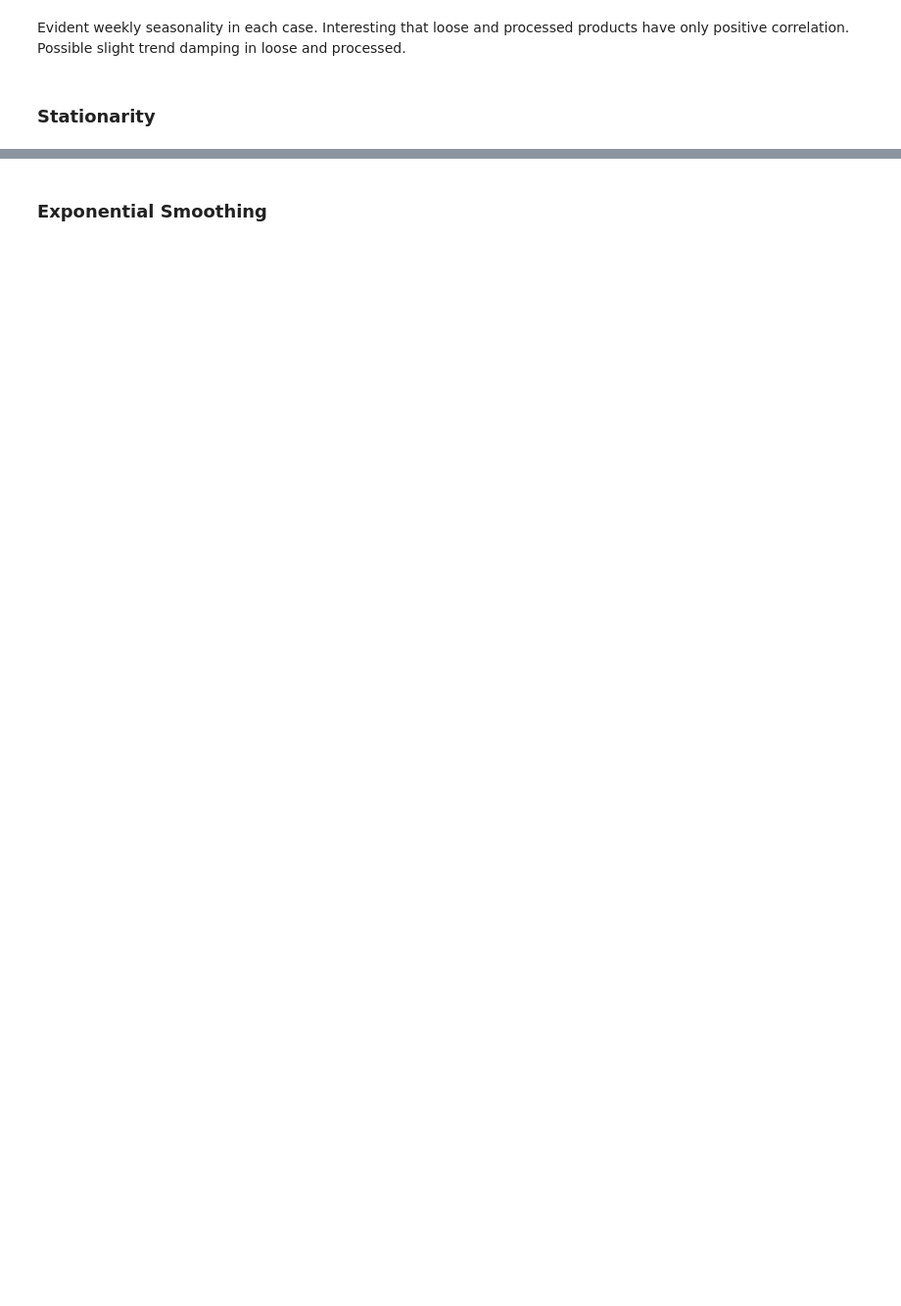
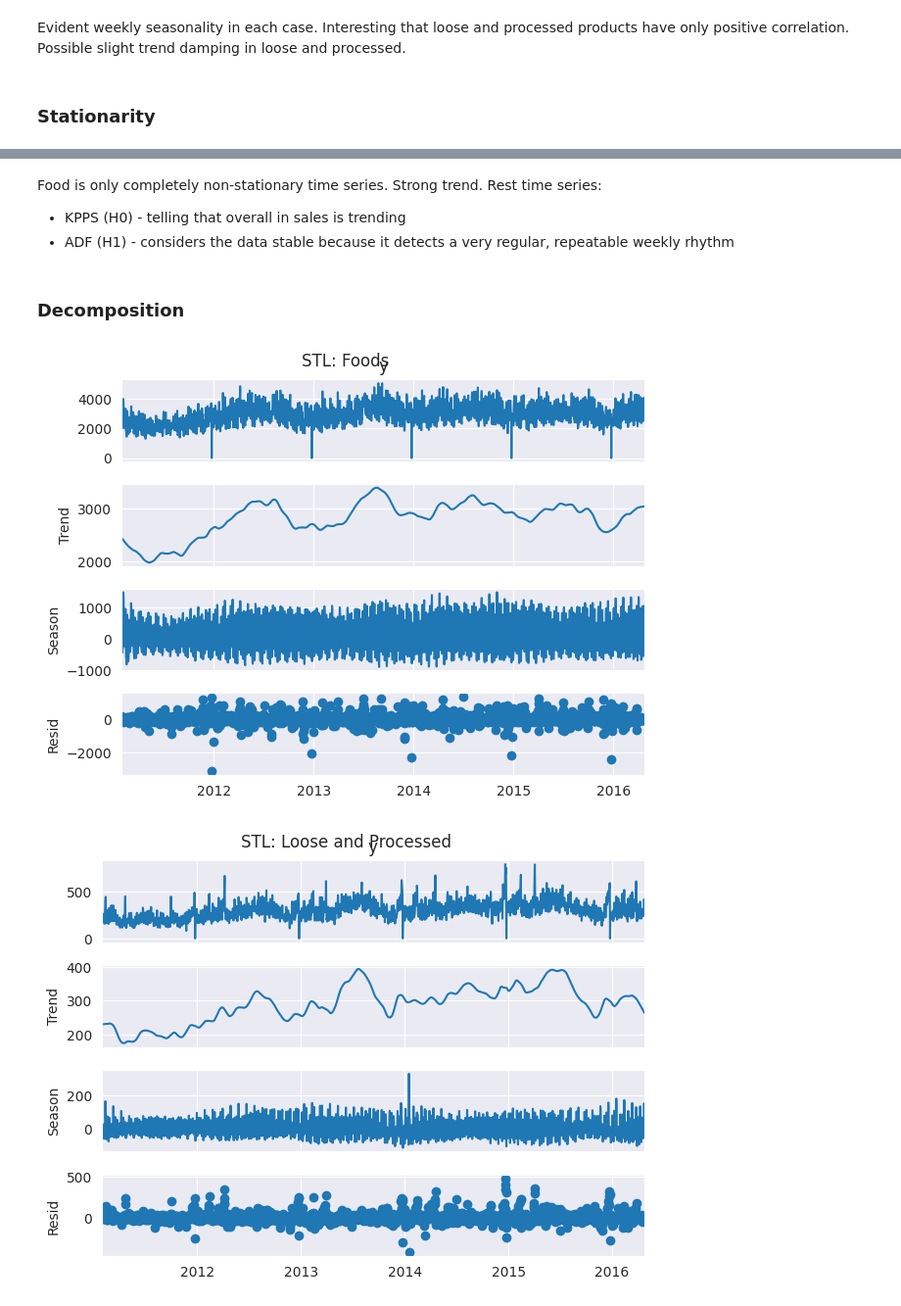
Before and after one commit to bartadamiec/walmart_sales, a Jupyter notebook: projekt.ipynb, the cells around one changed output, grey strips where cells are left out. Shown at 98% size. Drawn from its saved outputs; the diff is of its cells as text; code cells hidden in the pictures; blank space fills up the shorter version.

```diff
--- a/projekt.ipynb
+++ b/projekt.ipynb
@@ -423,2 +538,0 @@ Evident weekly seasonality in each case. Interesting that loose and processed pr
-# %% [markdown]
-### Exponential Smoothing
@@ -426,0 +539,46 @@ Evident weekly seasonality in each case. Interesting that loose and processed pr
+# %% [markdown]
+Food is only completely non-stationary time series. Strong trend.
+Rest time series:
+* KPPS (H0) - telling that overall in sales is trending
+* ADF (H1) - considers the data stable because it detects a very regular, repeatable weekly rhythm
+# %% [markdown]
+### Decomposition
+# %%
+from statsmodels.tsa.seasonal import STL
+
+# Foods
+d_foods = foods.copy()
+d_foods['ds'] = pd.to_datetime(d_foods['ds'])
+d_foods = d_foods.set_index("ds")
+foods_stl = STL(d_foods['y'], period=28, robust=True).fit()
+foods_stl.plot()
+plt.suptitle('STL: Foods')
+
+# Loose and Processed
+d_loose = loose_processed.copy()
+d_loose['ds'] = pd.to_datetime(d_loose['ds'])
+d_loose = d_loose.set_index("ds")
+loose_stl = STL(d_loose['y'], period=28, robust=True).fit()
+loose_stl.plot()
+plt.suptitle('STL: Loose and Processed')
+
+# Dairy and Refrigerated
+d_dairy = dairy_refrigerated.copy()
+d_dairy['ds'] = pd.to_datetime(d_dairy['ds'])
+d_dairy = d_dairy.set_index("ds")
+dairy_stl = STL(d_dairy['y'], period=28, robust=True).fit()
+dairy_stl.plot()
+plt.suptitle('STL: Dairy and Refrigerated')
+
+# Fresh
+d_fresh = fresh.copy()
+d_fresh['ds'] = pd.to_datetime(d_fresh['ds'])
+d_fresh = d_fresh.set_index("ds")
+fresh_stl = STL(d_fresh['y'], period=28, robust=True).fit()
+fresh_stl.plot()
+plt.suptitle('STL: Fresh')
+
+plt.show()
+# %% [output]
+[figure, added]
+[figure, added]
```
Also changed, not shown: parts of 29 cells of this notebook.
